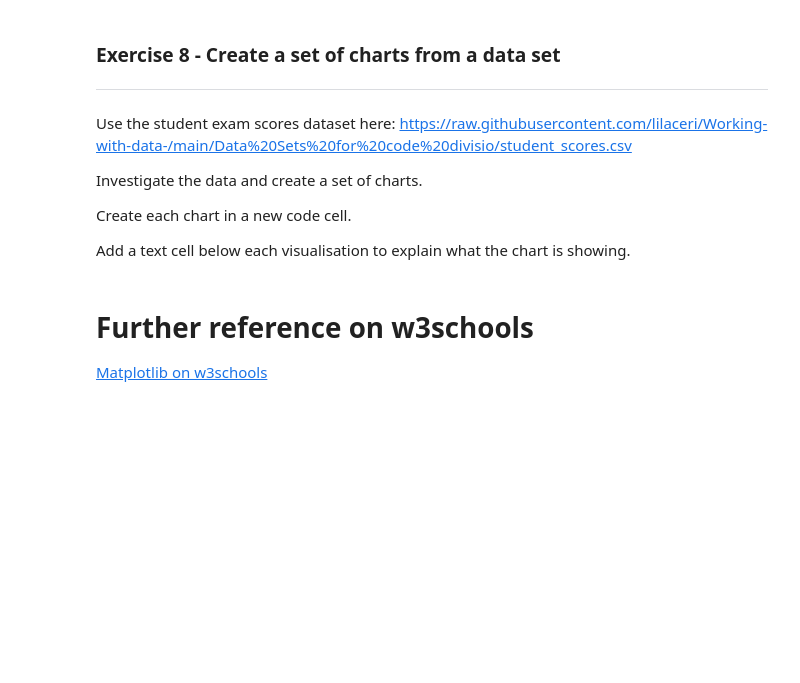
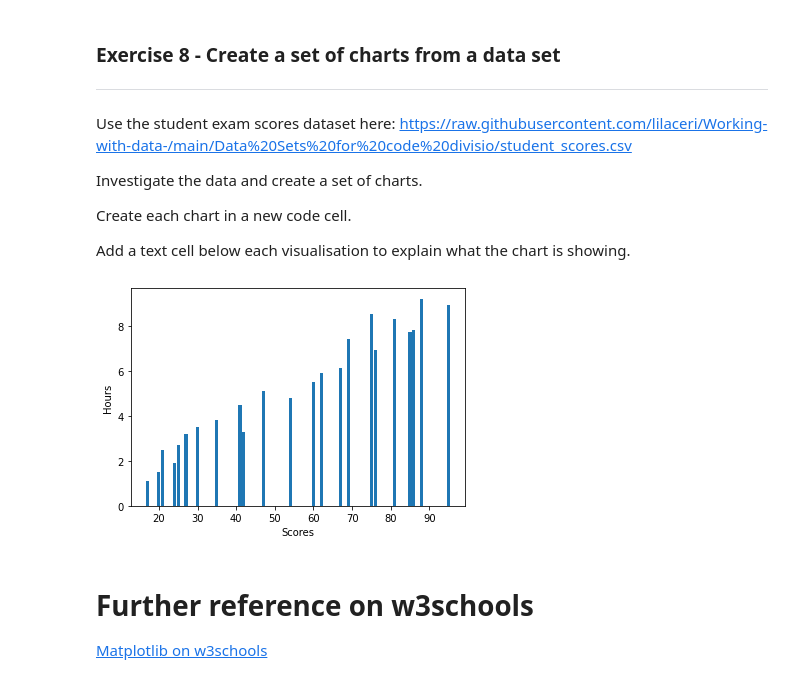
Before and after one commit to shammud/python, a Jupyter notebook: Copy_of_7_1_Visualisation_with_matplotlib.ipynb, the cells around one changed output. Cells and saved outputs as stored; diff of their text form; code cells hidden in the pictures; blank space fills up the shorter version.

```diff
--- a/Copy_of_7_1_Visualisation_with_matplotlib.ipynb
+++ b/Copy_of_7_1_Visualisation_with_matplotlib.ipynb
@@ -326,6 +326,21 @@ Investigate the data and create a set of charts.
 Create each chart in a new code cell.
 
 Add a text cell below each visualisation to explain what the chart is showing.
+# %%
+import pandas as pd
+import matplotlib.pyplot as plt
+
+def show_exam_score_plot():
+  exam_score=pd.read_csv("https://raw.githubusercontent.com/lilaceri/Working-with-data-/main/Data%20Sets%20for%20code%20divisio/student_scores.csv")
+  scores=exam_score['Scores'].to_numpy()
+  hours=exam_score['Hours'].to_numpy()
+  plt.xlabel('Scores')
+  plt.ylabel('Hours')
+  plt.bar(scores, hours)
+  plt.show()
+show_exam_score_plot()
+# %% [output]
+[figure, added]
 # %% [markdown]
 # Further reference on w3schools
 
```
Also changed, not shown: parts of 7 cells of this notebook.
